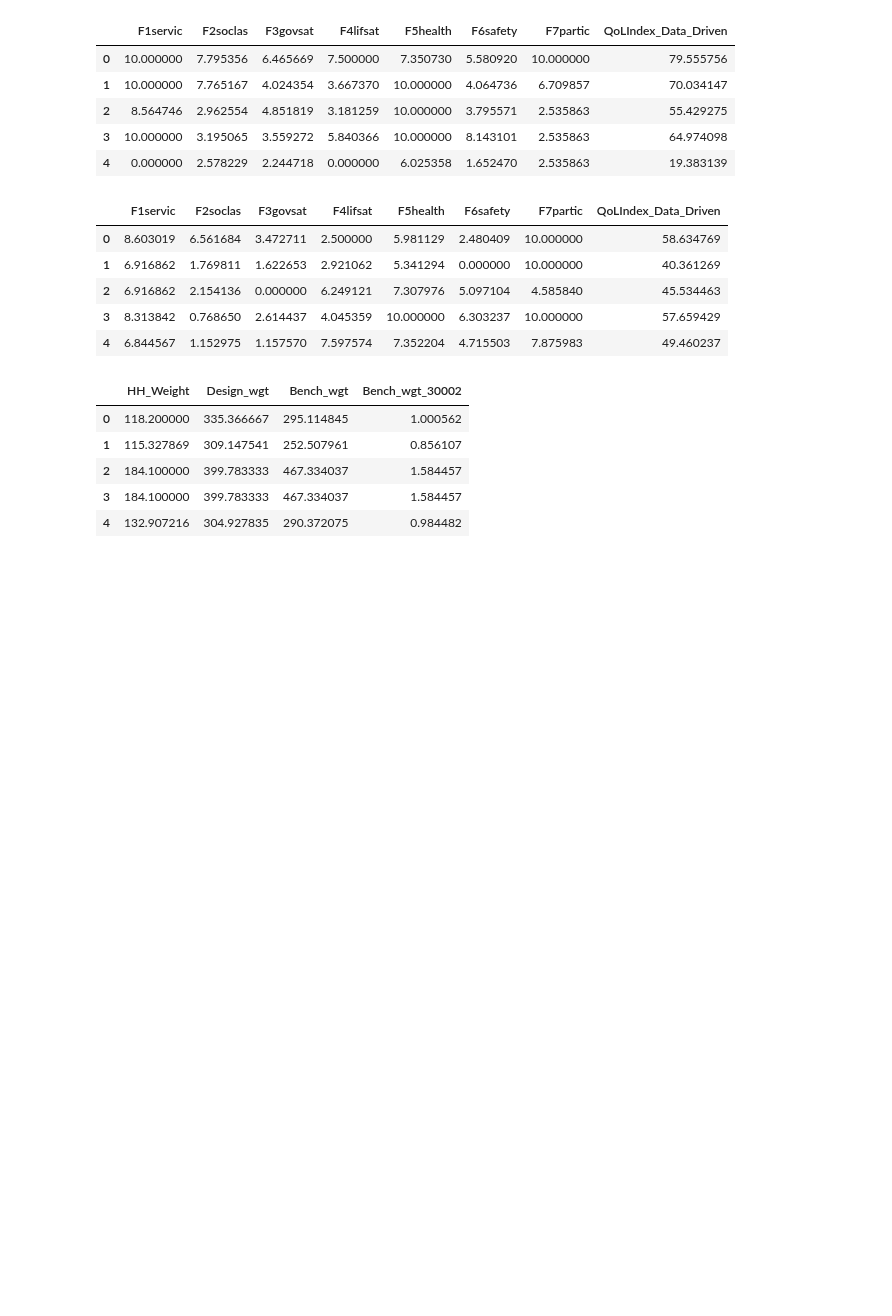
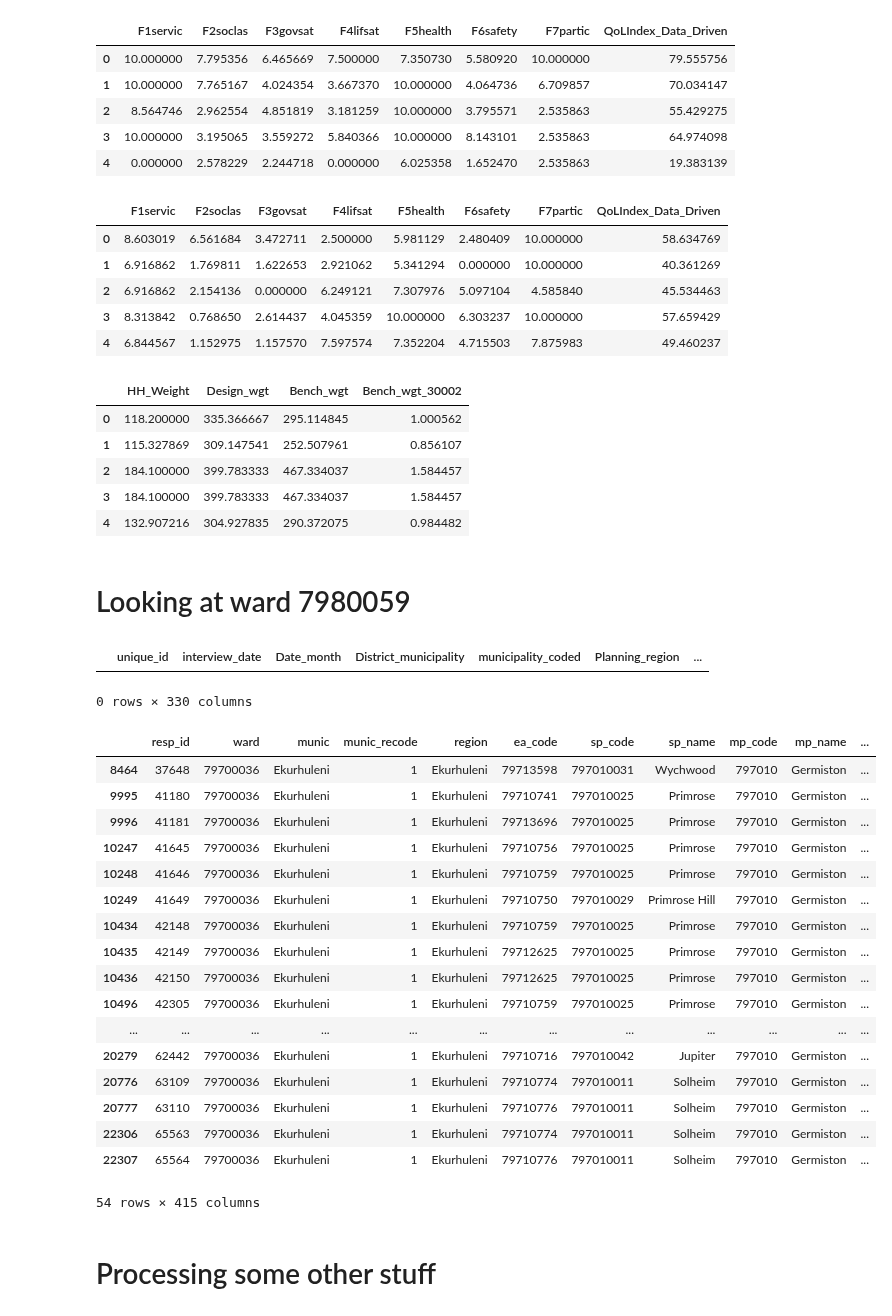
Before and after one commit to Emily-RoseSteyn/measuring-quality-of-life-gauteng, a Jupyter notebook: notebooks/archived/date-ranges-gcro-data.ipynb, the cells around one changed output. Saved outputs shown, nothing was run; the diff lists cells and outputs as text; code cells hidden in the pictures; blank space fills up the shorter version.

```diff
--- a/notebooks/archived/date-ranges-gcro-data.ipynb
+++ b/notebooks/archived/date-ranges-gcro-data.ipynb
@@ -272,3 +272,33 @@ df_gcro_2016[[
 | 2 | 184.100000 | 399.783333 | 467.334037 | 1.584457 |
 | 3 | 184.100000 | 399.783333 | 467.334037 | 1.584457 |
 | 4 | 132.907216 | 304.927835 | 290.372075 | 0.984482 |
+# %% [markdown]
+# Looking at ward 7980059
+# %%
+df_gcro_2021[df_gcro_2021["ward_code"] == 7980059]
+# %% [output]
+|  | unique_id | interview_date | Date_month | District_municipality | municipality_coded | Planning_region | ... |
+0 rows × 330 columns
+# %%
+df_gcro_2018[df_gcro_2018["ward"] == '79700036']
+# %% [output]
+|  | resp_id | ward | munic | munic_recode | region | ea_code | sp_code | sp_name | mp_code | mp_name | ... |
+| 8464 | 37648 | 79700036 | Ekurhuleni | 1 | Ekurhuleni | 79713598 | 797010031 | Wychwood | 797010 | Germiston | ... |
+| 9995 | 41180 | 79700036 | Ekurhuleni | 1 | Ekurhuleni | 79710741 | 797010025 | Primrose | 797010 | Germiston | ... |
+| 9996 | 41181 | 79700036 | Ekurhuleni | 1 | Ekurhuleni | 79713696 | 797010025 | Primrose | 797010 | Germiston | ... |
+| 10247 | 41645 | 79700036 | Ekurhuleni | 1 | Ekurhuleni | 79710756 | 797010025 | Primrose | 797010 | Germiston | ... |
+| 10248 | 41646 | 79700036 | Ekurhuleni | 1 | Ekurhuleni | 79710759 | 797010025 | Primrose | 797010 | Germiston | ... |
+| 10249 | 41649 | 79700036 | Ekurhuleni | 1 | Ekurhuleni | 79710750 | 797010029 | Primrose Hill | 797010 | Germiston | ... |
+| 10434 | 42148 | 79700036 | Ekurhuleni | 1 | Ekurhuleni | 79710759 | 797010025 | Primrose | 797010 | Germiston | ... |
+| 10435 | 42149 | 79700036 | Ekurhuleni | 1 | Ekurhuleni | 79712625 | 797010025 | Primrose | 797010 | Germiston | ... |
+| 10436 | 42150 | 79700036 | Ekurhuleni | 1 | Ekurhuleni | 79712625 | 797010025 | Primrose | 797010 | Germiston | ... |
+| 10496 | 42305 | 79700036 | Ekurhuleni | 1 | Ekurhuleni | 79710759 | 797010025 | Primrose | 797010 | Germiston | ... |
+| ... | ... | ... | ... | ... | ... | ... | ... | ... | ... | ... | ... |
+| 20279 | 62442 | 79700036 | Ekurhuleni | 1 | Ekurhuleni | 79710716 | 797010042 | Jupiter | 797010 | Germiston | ... |
+| 20776 | 63109 | 79700036 | Ekurhuleni | 1 | Ekurhuleni | 79710774 | 797010011 | Solheim | 797010 | Germiston | ... |
+| 20777 | 63110 | 79700036 | Ekurhuleni | 1 | Ekurhuleni | 79710776 | 797010011 | Solheim | 797010 | Germiston | ... |
+| 22306 | 65563 | 79700036 | Ekurhuleni | 1 | Ekurhuleni | 79710774 | 797010011 | Solheim | 797010 | Germiston | ... |
+| 22307 | 65564 | 79700036 | Ekurhuleni | 1 | Ekurhuleni | 79710776 | 797010011 | Solheim | 797010 | Germiston | ... |
+54 rows × 415 columns
+# %% [markdown]
+# Processing some other stuff
```
Also changed, not shown: parts of 3 cells of this notebook, 1 other file.
